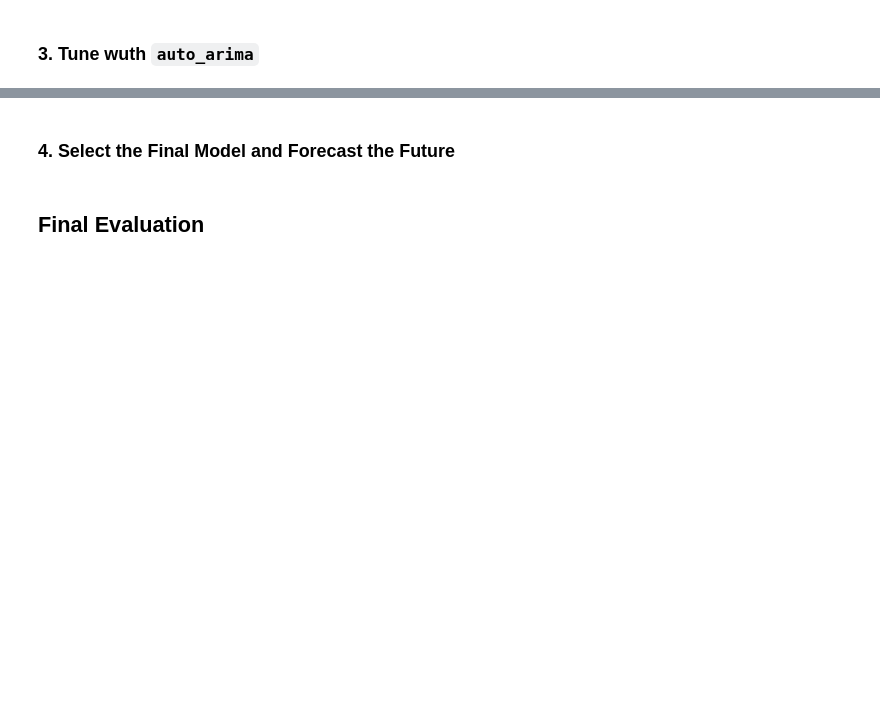
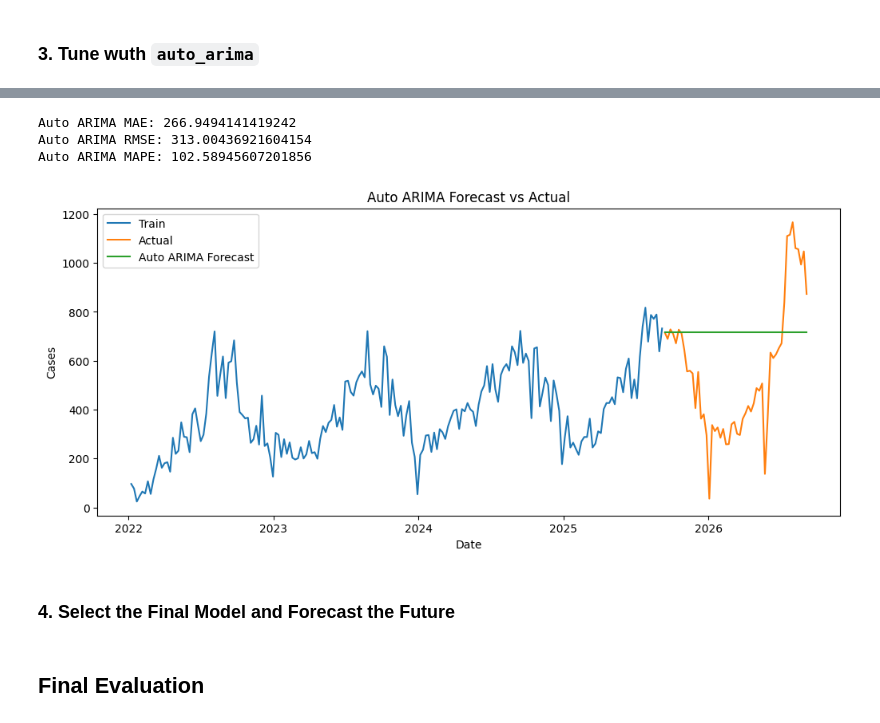
Before and after one commit to Husam-Sawalha/salmonellosis-forecasting-analysis, a Jupyter notebook: notebooks/03_salmonellosis_forecasting.ipynb, the cells around one changed output, grey strips where cells are left out. Saved outputs shown, nothing was run; the diff lists cells and outputs as text; code cells hidden in the pictures; blank space fills up the shorter version.

```diff
--- a/notebooks/03_salmonellosis_forecasting.ipynb
+++ b/notebooks/03_salmonellosis_forecasting.ipynb
@@ -275,2 +361,15 @@ DatetimeIndex(['2022-01-08', '2022-01-15', '2022-01-22', '2022-01-29',
 # %% [markdown]
 ### 3. Tune wuth `auto_arima`
+# %%
+from pmdarima import auto_arima
+
+auto_model = auto_arima(
+    train["Cases"],
+    seasonal=True,
+    m=52,
+    stepwise=True,
+    suppress_warnings=True,
+    error_action="ignore"
+)
+
+print(auto_model.summary())
@@ -277,2 +394,30 @@ DatetimeIndex(['2022-01-08', '2022-01-15', '2022-01-22', '2022-01-29',
+# %%
+auto_forecast = auto_model.predict(n_periods=52)
+
+mae_auto = mean_absolute_error(test["Cases"], auto_forecast)
+rmse_auto = np.sqrt(mean_squared_error(test["Cases"], auto_forecast))
+mape_auto = np.mean(np.abs((test["Cases"] - auto_forecast) / test["Cases"])) * 100
+
+print("Auto ARIMA MAE:", mae_auto)
+print("Auto ARIMA RMSE:", rmse_auto)
+print("Auto ARIMA MAPE:", mape_auto)
+# %% [output]
+Auto ARIMA MAE: 266.9494141419242
+Auto ARIMA RMSE: 313.00436921604154
+Auto ARIMA MAPE: 102.58945607201856
+# %%
+plt.figure(figsize=(12, 5))
+
+plt.plot(train.index, train["Cases"], label="Train")
+plt.plot(test.index, test["Cases"], label="Actual")
+plt.plot(test.index, auto_forecast, label="Auto ARIMA Forecast")
+
+plt.title("Auto ARIMA Forecast vs Actual")
+plt.xlabel("Date")
+plt.ylabel("Cases")
+plt.legend()
+plt.show()
+# %% [output]
+[figure, added]
 # %% [markdown]
 ### 4. Select the Final Model and Forecast the Future
```
Also changed, not shown: parts of 9 cells of this notebook.
